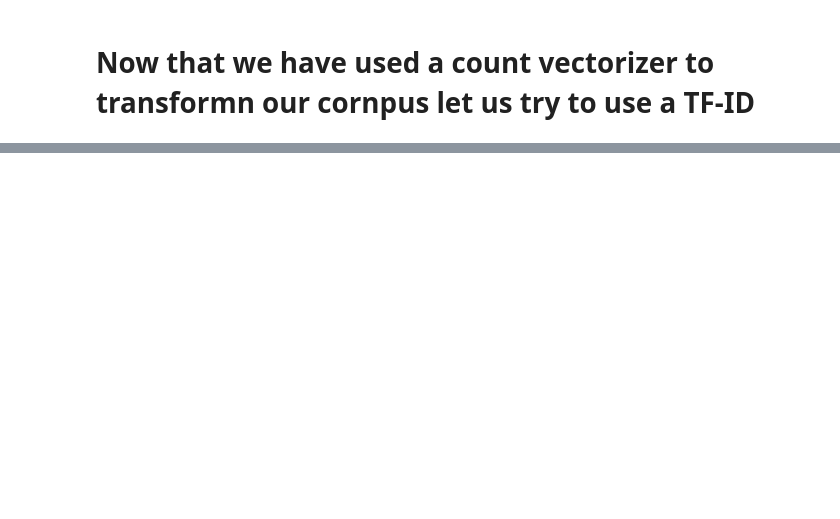
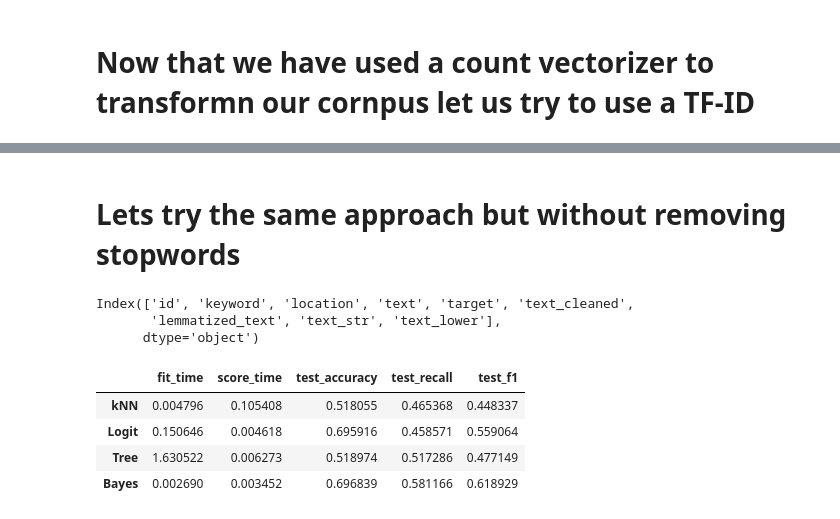
Before and after one commit to pedrov718/Bianary-Hate-Speech-Classification, a Jupyter notebook: pedro/disaster_detetion.ipynb, the cells around one changed output, grey strips where cells are left out. Cells and saved outputs as stored; diff of their text form; code cells hidden in the pictures; blank space fills up the shorter version.

```diff
--- a/pedro/disaster_detetion.ipynb
+++ b/pedro/disaster_detetion.ipynb
@@ -357,17 +355,4 @@ print(f"SVM score:   {svm_clf.score(X_varied, y_varied):.3f}")
 # scoring (with cross validation)
 print(f"Logit score, cross validated: {np.mean(cross_val_score(logit_clf, X_varied, y_varied)):.3f}")
 print(f"SVM score, cross validated:   {np.mean(cross_val_score(svm_clf, X_varied, y_varied)):.3f}\n")
-
-for n in range(1, 10):
-    #knn
-    print(f"Number of clusters is {n}")
-    knn_clf = KNeighborsClassifier(n_neighbors=n)  # instantiate
-    knn_clf.fit(X_varied, y_varied)  # fit
-    y_knn = knn_clf.predict(X_varied)  # predict
-
-    #scoring (naive, not cross-validated)
-    print(f"kNN score:   {knn_clf.score(X_varied, y_varied):.3f}")
-
-    #scoring (with cross validation)
-    print(f"kNN score, cross validated:   {np.mean(cross_val_score(knn_clf, X_varied, y_varied)):.3f}\n")
 # %% [output]
@@ -390,0 +376,28 @@ kNN score, cross validated:   0.707
+# %%
+# Classifers to test
+classifiers = {
+    'kNN': KNeighborsClassifier(n_neighbors = 11),
+    'Logit':LogisticRegression(),
+    'Tree': DecisionTreeClassifier(),
+    'Bayes': MultinomialNB()
+}
+
+scores1 = {} # Store cross-validation results in a dictionary
+for classifier in classifiers:
+    scores1[classifier] = cross_validate( # perform cross-validation
+        classifiers[classifier], # classifier object
+        X_varied, # feature matrix
+        y_varied, # gold labels
+        cv=10, #number of folds
+        scoring=['accuracy', 'recall', 'f1'] # scoring methods
+    )
+# %% [markdown]
+# Lets try the same approach but without removing stopwords
+# %%
+train['text_lower'] = train.text.apply(lambda x: x.lower())
+test['text_lower'] = test.text.apply(lambda x: x.lower())
+test.columns
+# %% [output]
+Index(['id', 'keyword', 'location', 'text', 'target', 'text_cleaned',
+       'lemmatized_text', 'text_str', 'text_lower'],
+      dtype='object')
@@ -390,0 +426,19 @@ kNN score, cross validated:   0.707
+# %%
+# Examine the performance of our simple classifiers
+
+def compare_scores(scores_dict):
+    '''
+    Takes a dictionary of cross_validate scores.
+    Returns a color-coded Pandas dataframe that summarizes those scores.
+    '''
+    df = pd.DataFrame(scores_dict).T.applymap(np.mean).style.background_gradient(cmap='RdYlGn')
+    return df
+# Compare cross-validation scores
+# %%
+compare_scores(scores1)
+# %% [output]
+|  | fit_time | score_time | test_accuracy | test_recall | test_f1 |
+| kNN | 0.004796 | 0.105408 | 0.518055 | 0.465368 | 0.448337 |
+| Logit | 0.150646 | 0.004618 | 0.695916 | 0.458571 | 0.559064 |
+| Tree | 1.630522 | 0.006273 | 0.518974 | 0.517286 | 0.477149 |
+| Bayes | 0.002690 | 0.003452 | 0.696839 | 0.581166 | 0.618929 |
```
Also changed, not shown: parts of 18 cells of this notebook, 1 other file.
